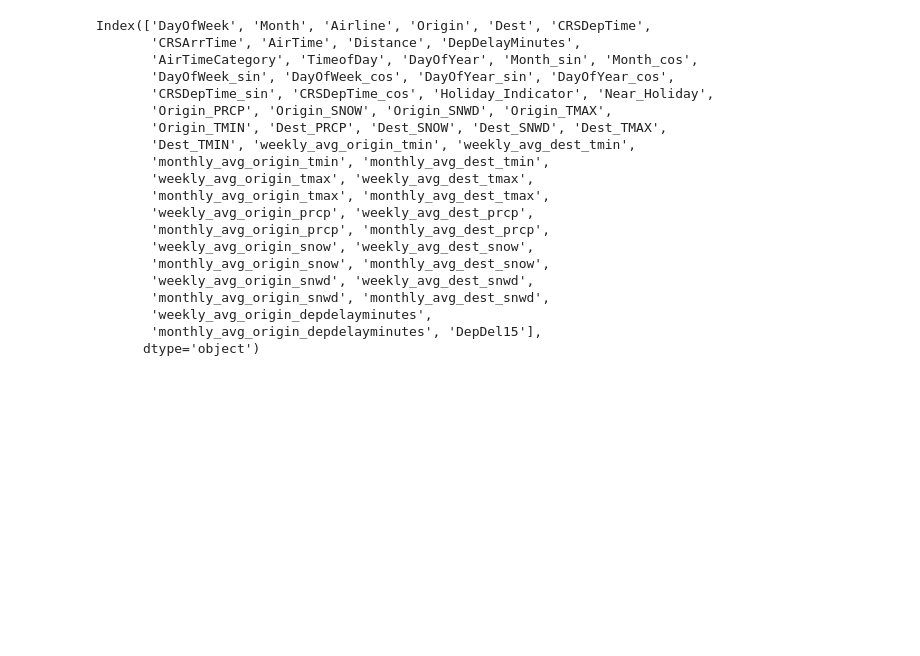
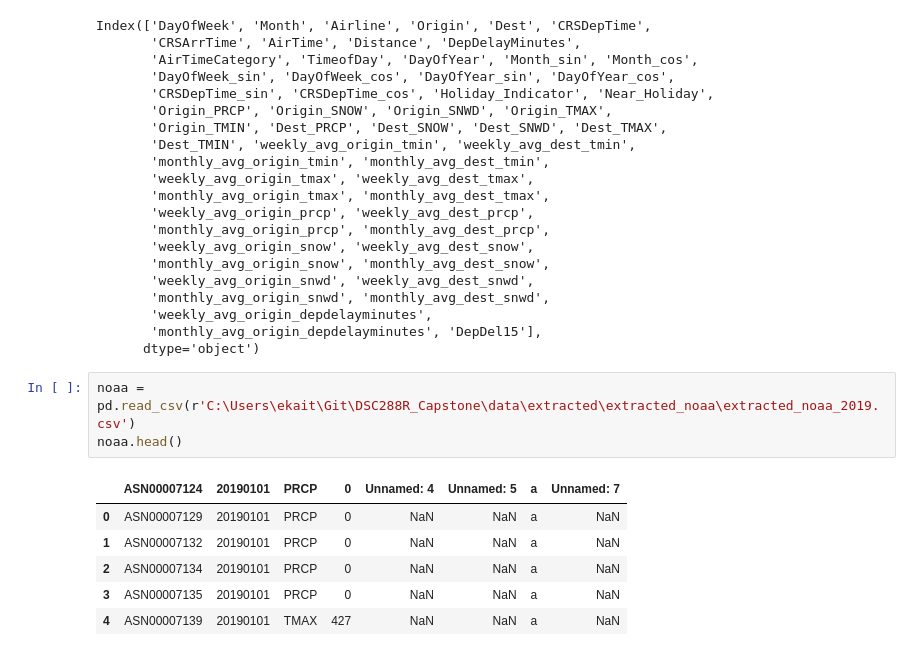
Before and after one commit to ekrichards/DSC288R_Capstone, a Jupyter notebook: notebooks/er_EDA.ipynb, the cells around one changed output. Saved outputs shown, nothing was run; the diff lists cells and outputs as text; blank space fills up the shorter version.

```diff
--- a/notebooks/er_EDA.ipynb
+++ b/notebooks/er_EDA.ipynb
@@ -414,3 +418,13 @@ Index(['DayOfWeek', 'Month', 'Airline', 'Origin', 'Dest', 'CRSDepTime',
        'weekly_avg_origin_depdelayminutes',
        'monthly_avg_origin_depdelayminutes', 'DepDel15'],
       dtype='object')
+# %%
+noaa = pd.read_csv(r'C:\Users\ekait\Git\DSC288R_Capstone\data\extracted\extracted_noaa\extracted_noaa_2019.csv')
+noaa.head()
+# %% [output]
+|  | ASN00007124 | 20190101 | PRCP | 0 | Unnamed: 4 | Unnamed: 5 | a | Unnamed: 7 |
+| 0 | ASN00007129 | 20190101 | PRCP | 0 | NaN | NaN | a | NaN |
+| 1 | ASN00007132 | 20190101 | PRCP | 0 | NaN | NaN | a | NaN |
+| 2 | ASN00007134 | 20190101 | PRCP | 0 | NaN | NaN | a | NaN |
+| 3 | ASN00007135 | 20190101 | PRCP | 0 | NaN | NaN | a | NaN |
+| 4 | ASN00007139 | 20190101 | TMAX | 427 | NaN | NaN | a | NaN |
```
Also changed, not shown: parts of 7 cells of this notebook, 7 other files.
